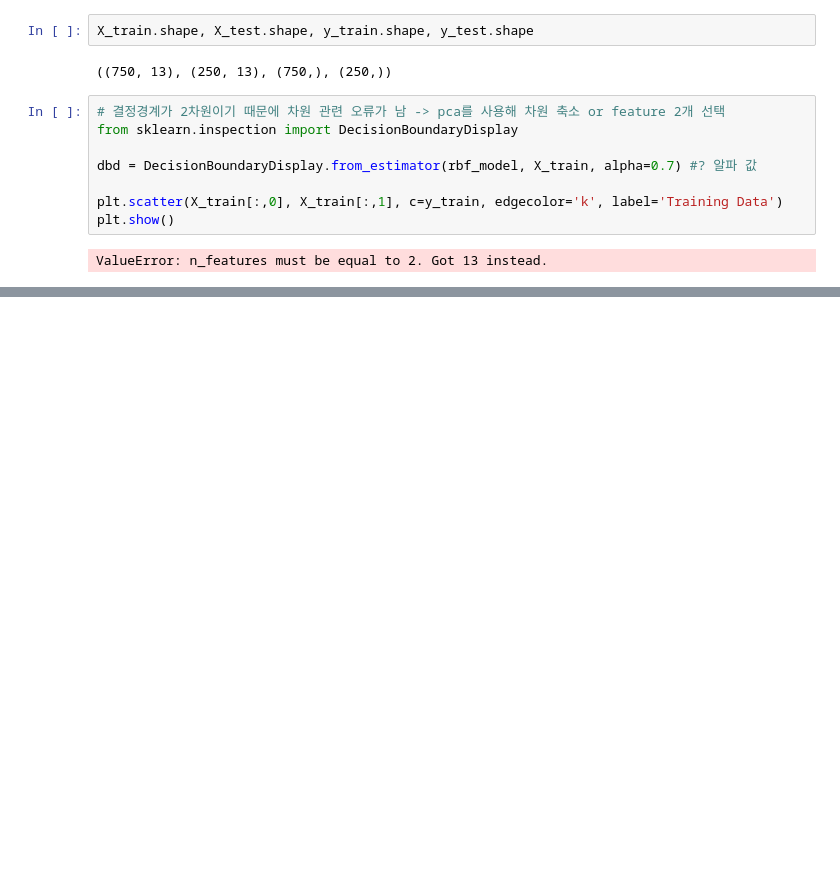
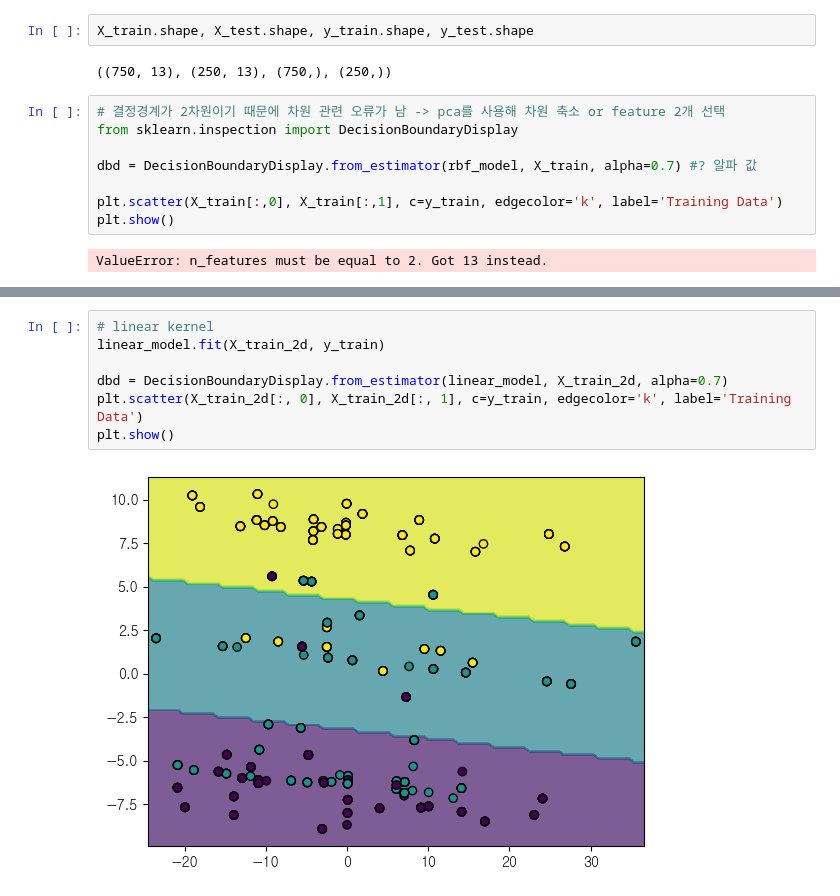
Before and after one commit to encore-SKN11/ML-3Team, a Jupyter notebook: ml_hyg.ipynb, the cells around one changed output, grey strips where cells are left out. Drawn from its saved outputs; the diff is of its cells as text; blank space fills up the shorter version.

Commit message:
visualize decision boundary using linear, poly

```diff
--- a/ml_hyg.ipynb
+++ b/ml_hyg.ipynb
@@ -337,3 +338,12 @@ plt.scatter(X_train_2d[:, 0], X_train_2d[:, 1], c=y_train, edgecolor='k', label=
 plt.show()
 # %% [output]
 [figure]
+# %%
+# linear kernel
+linear_model.fit(X_train_2d, y_train)
+
+dbd = DecisionBoundaryDisplay.from_estimator(linear_model, X_train_2d, alpha=0.7)
+plt.scatter(X_train_2d[:, 0], X_train_2d[:, 1], c=y_train, edgecolor='k', label='Training Data')
+plt.show()
+# %% [output]
+[figure, added]
```
Also changed, not shown: parts of 2 cells of this notebook.
